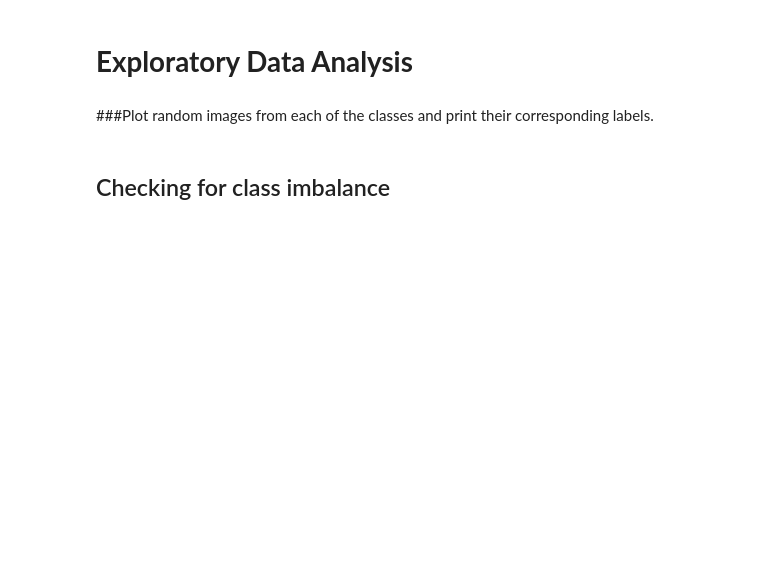
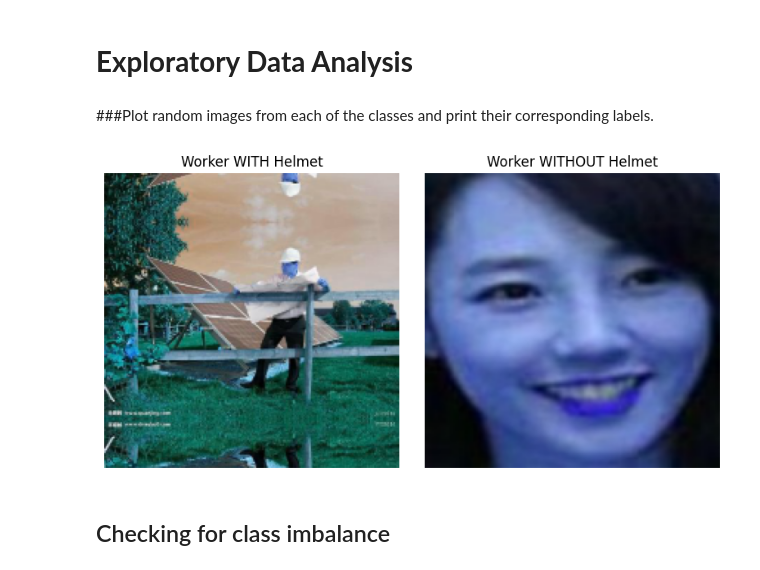
Before and after one commit to tinkle21/CNN-ImageClassification, a Jupyter notebook: HelmNet_Low_Code-1.ipynb, the cells around one changed output. Drawn from its saved outputs; the diff is of its cells as text; code cells hidden in the pictures; blank space fills up the shorter version.

```diff
--- a/HelmNet_Low_Code-1.ipynb
+++ b/HelmNet_Low_Code-1.ipynb
@@ -105,7 +124,7 @@ tf.keras.utils.set_random_seed(812)
 # from google.colab import drive
 # drive.mount('/content/drive')
 # %%
-images = np.load('_____') #Complete the code to load the images
+images = np.load('/content/images_proj.npy') #Complete the code to load the images
 
-labels = pd.read_csv('_____') #Complete the code to load the labels
+labels = pd.read_csv('/content/Labels_proj.csv') #Complete the code to load the labels
 # %%
@@ -117,28 +139,30 @@ print(labels._____) #Complete the code to print the shape of the labels
 ###Plot random images from each of the classes and print their corresponding labels.
 # %%
 helmet_indices = np.where(labels == 1)[0]
-no_helmet_indices = np.where(labels == 0)[_____]  #Complete the code to define an index (For example, 0,30,1,.etc)
+no_helmet_indices = np.where(labels == 0)[0]  #Complete the code to define an index (For example, 0,30,1,.etc)
 
 # Select one image from each class
 helmet_img = images[np.random.choice(helmet_indices)]
 no_helmet_img = images[np.random.choice(no_helmet_indices)]
 
 # Plot the images
 fig, axes = plt.subplots(1, 2, figsize=(8, 4))
 
 # Display "With Helmet" image
 axes[0].imshow(helmet_img)
 axes[0].set_title("Worker WITH Helmet")
 axes[0].axis('off')
 
 # Display "Without Helmet" image
 axes[1].imshow(no_helmet_img)
 axes[1].set_title("Worker WITHOUT Helmet")
 axes[1].axis('off')
 
 # Show the plots
 plt.tight_layout()
 plt.show()
+# %% [output]
+[figure, added]
 # %% [markdown]
 ## Checking for class imbalance
 # %%
```
Also changed, not shown: parts of 27 cells of this notebook.
